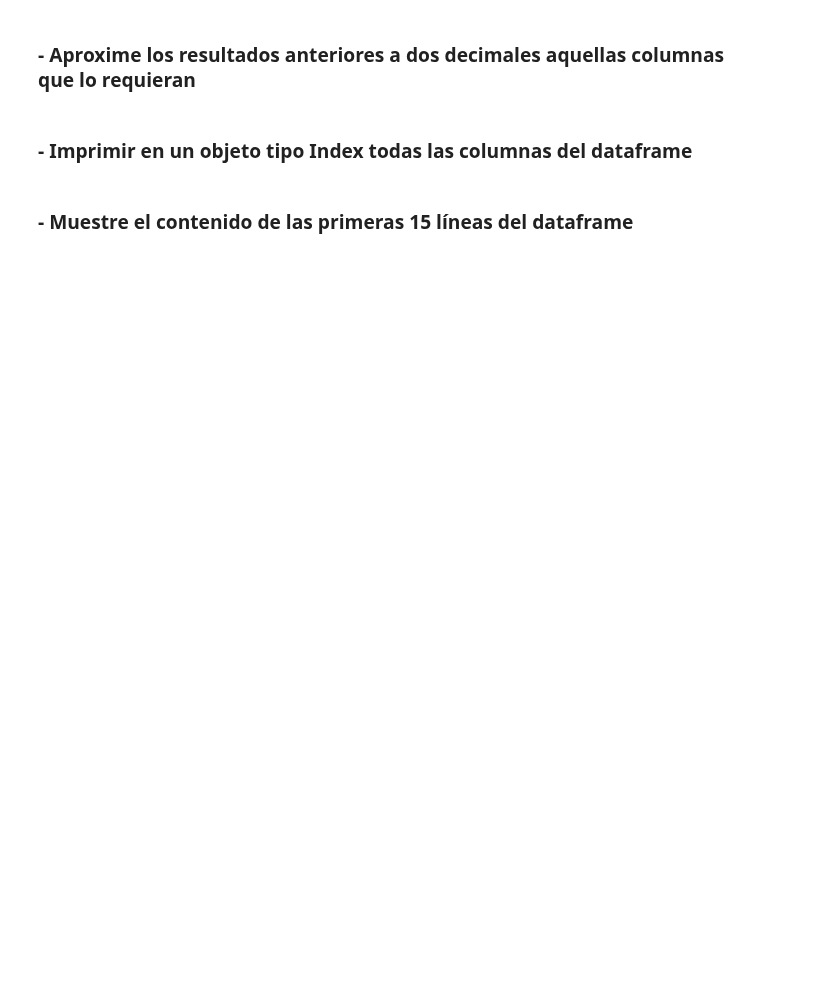
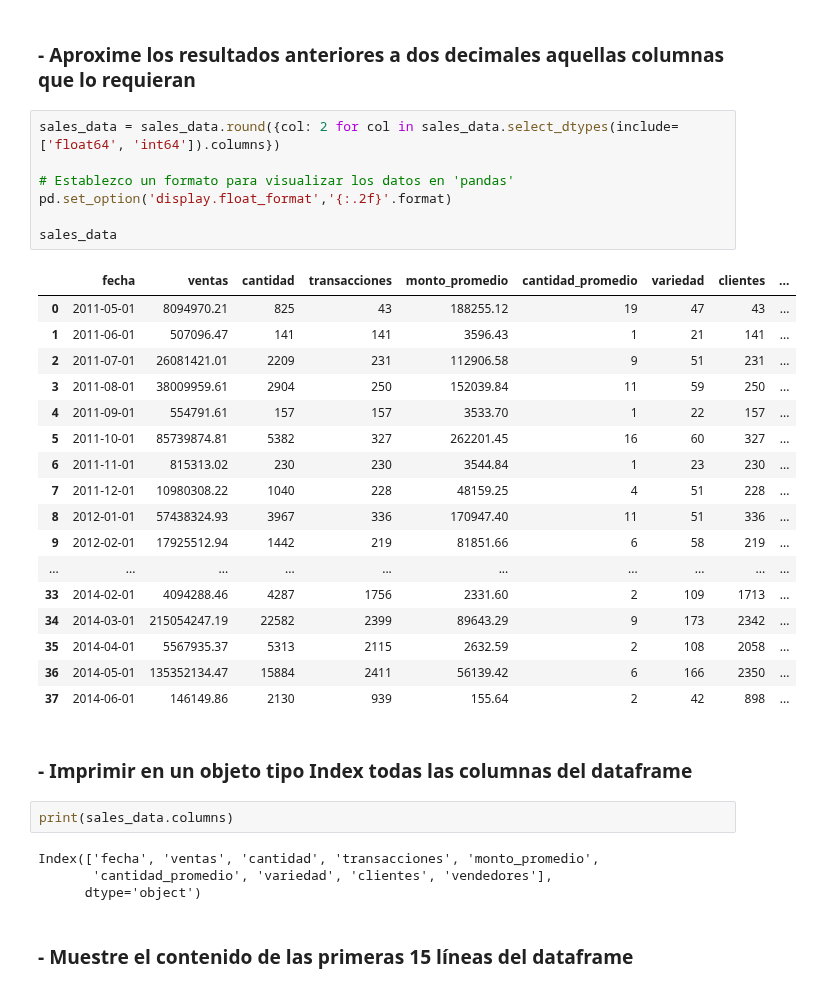
Before and after one commit to mizos0512/RPython, a Jupyter notebook: Notebooks/Clases/2_Influenciadores-clave.ipynb, the cells around one changed output. Saved outputs shown, nothing was run; the diff lists cells and outputs as text; blank space fills up the shorter version.

```diff
--- a/Notebooks/Clases/2_Influenciadores-clave.ipynb
+++ b/Notebooks/Clases/2_Influenciadores-clave.ipynb
@@ -99,6 +210,37 @@ sales_data
 # %% [markdown]
 ### - Aproxime los resultados anteriores a dos decimales aquellas columnas que lo requieran
+# %%
+sales_data = sales_data.round({col: 2 for col in sales_data.select_dtypes(include=['float64', 'int64']).columns})
+
+# Establezco un formato para visualizar los datos en 'pandas'
+pd.set_option('display.float_format','{:.2f}'.format)
+
+sales_data
+# %% [output]
+|  | fecha | ventas | cantidad | transacciones | monto_promedio | cantidad_promedio | variedad | clientes | ... |
+| 0 | 2011-05-01 | 8094970.21 | 825 | 43 | 188255.12 | 19 | 47 | 43 | ... |
+| 1 | 2011-06-01 | 507096.47 | 141 | 141 | 3596.43 | 1 | 21 | 141 | ... |
+| 2 | 2011-07-01 | 26081421.01 | 2209 | 231 | 112906.58 | 9 | 51 | 231 | ... |
+| 3 | 2011-08-01 | 38009959.61 | 2904 | 250 | 152039.84 | 11 | 59 | 250 | ... |
+| 4 | 2011-09-01 | 554791.61 | 157 | 157 | 3533.70 | 1 | 22 | 157 | ... |
+| 5 | 2011-10-01 | 85739874.81 | 5382 | 327 | 262201.45 | 16 | 60 | 327 | ... |
+| 6 | 2011-11-01 | 815313.02 | 230 | 230 | 3544.84 | 1 | 23 | 230 | ... |
+| 7 | 2011-12-01 | 10980308.22 | 1040 | 228 | 48159.25 | 4 | 51 | 228 | ... |
+| 8 | 2012-01-01 | 57438324.93 | 3967 | 336 | 170947.40 | 11 | 51 | 336 | ... |
+| 9 | 2012-02-01 | 17925512.94 | 1442 | 219 | 81851.66 | 6 | 58 | 219 | ... |
+| ... | ... | ... | ... | ... | ... | ... | ... | ... | ... |
+| 33 | 2014-02-01 | 4094288.46 | 4287 | 1756 | 2331.60 | 2 | 109 | 1713 | ... |
+| 34 | 2014-03-01 | 215054247.19 | 22582 | 2399 | 89643.29 | 9 | 173 | 2342 | ... |
+| 35 | 2014-04-01 | 5567935.37 | 5313 | 2115 | 2632.59 | 2 | 108 | 2058 | ... |
+| 36 | 2014-05-01 | 135352134.47 | 15884 | 2411 | 56139.42 | 6 | 166 | 2350 | ... |
+| 37 | 2014-06-01 | 146149.86 | 2130 | 939 | 155.64 | 2 | 42 | 898 | ... |
 # %% [markdown]
 ### - Imprimir en un objeto tipo Index todas las columnas del dataframe
+# %%
+print(sales_data.columns)
+# %% [output]
+Index(['fecha', 'ventas', 'cantidad', 'transacciones', 'monto_promedio',
+       'cantidad_promedio', 'variedad', 'clientes', 'vendedores'],
+      dtype='object')
 # %% [markdown]
 ### - Muestre el contenido de las primeras 15 líneas del dataframe
```
Also changed, not shown: parts of 10 cells of this notebook, 1 other file.
